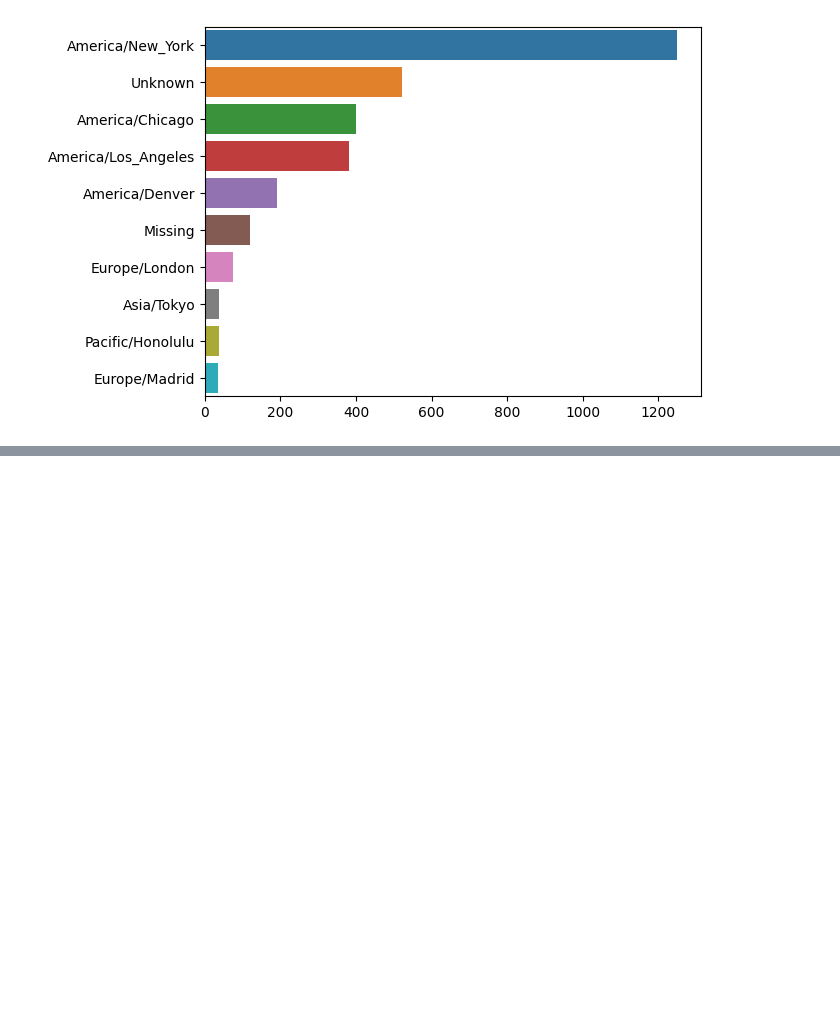
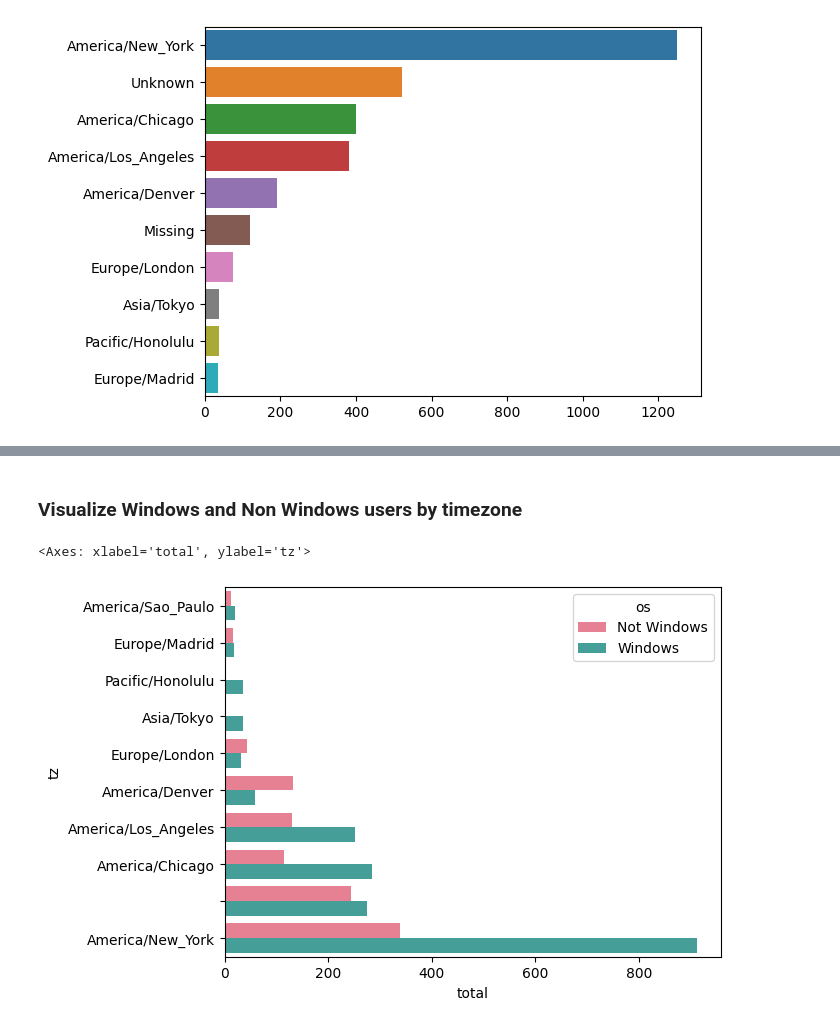
Before and after one commit to sam47-asfaw/bitly_data_analysis, a Jupyter notebook: bitly.ipynb, the cells around one changed output, grey strips where cells are left out. Saved outputs shown, nothing was run; the diff lists cells and outputs as text; code cells hidden in the pictures; blank space fills up the shorter version.

```diff
--- a/bitly.ipynb
+++ b/bitly.ipynb
@@ -229,0 +322,2 @@ sns.barplot(y =vis_data.index, x =vis_data.values)
+# %%
+count_subset = tz_os_counts.take(indexer[-10:])
@@ -229,0 +354,6 @@ sns.barplot(y =vis_data.index, x =vis_data.values)
+# %%
+count_subset = count_subset.stack()
+# %%
+count_subset.name = 'total'
+# %%
+count_subset = count_subset.reset_index()
@@ -229,0 +374,7 @@ sns.barplot(y =vis_data.index, x =vis_data.values)
+# %% [markdown]
+### Visualize Windows and Non Windows users by timezone
+# %%
+sns.barplot(x='total', y='tz', hue='os', data=count_subset, palette= "husl")
+# %% [output]
+<Axes: xlabel='total', ylabel='tz'>
+[figure, added]
```
Also changed, not shown: parts of 16 cells of this notebook.
